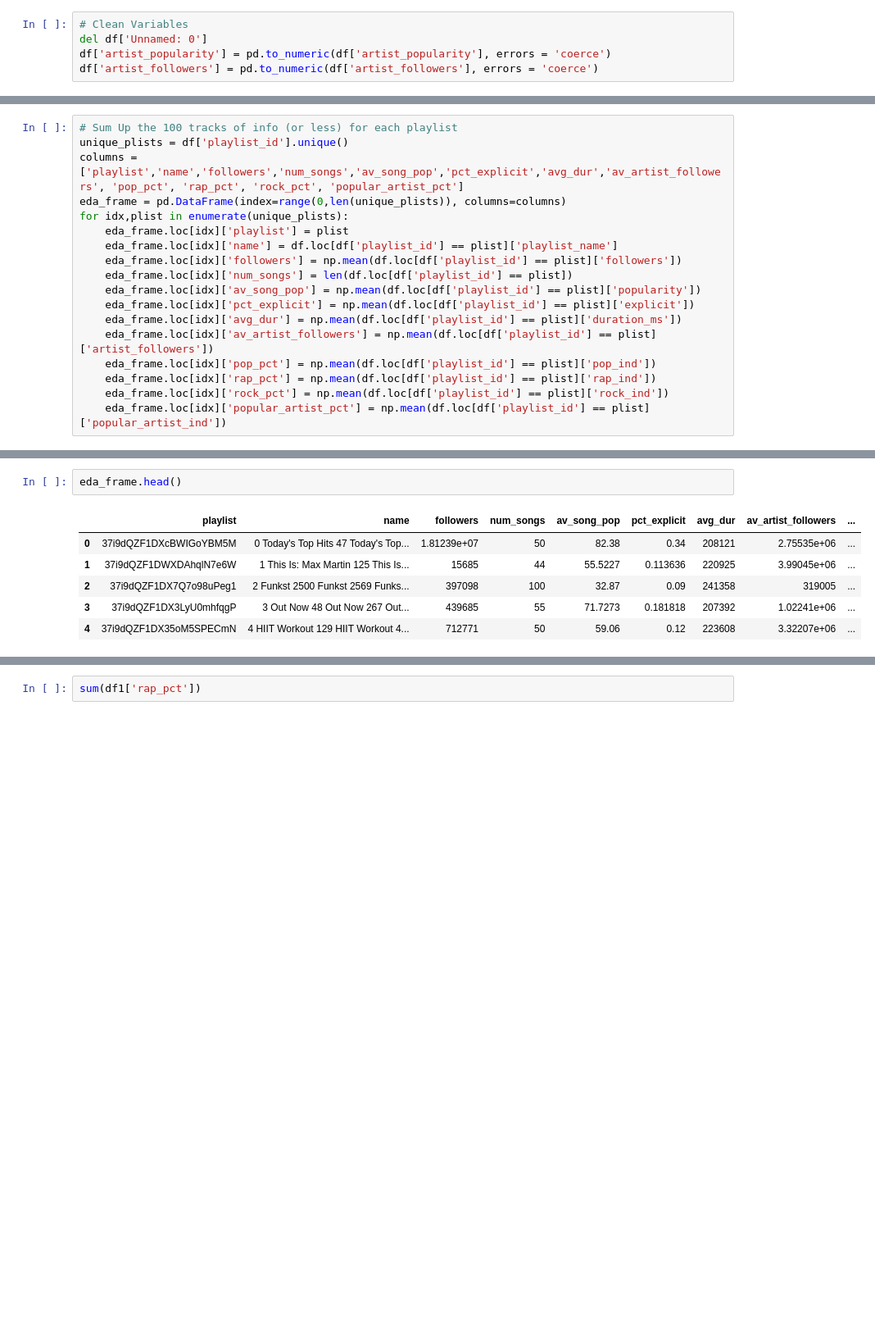
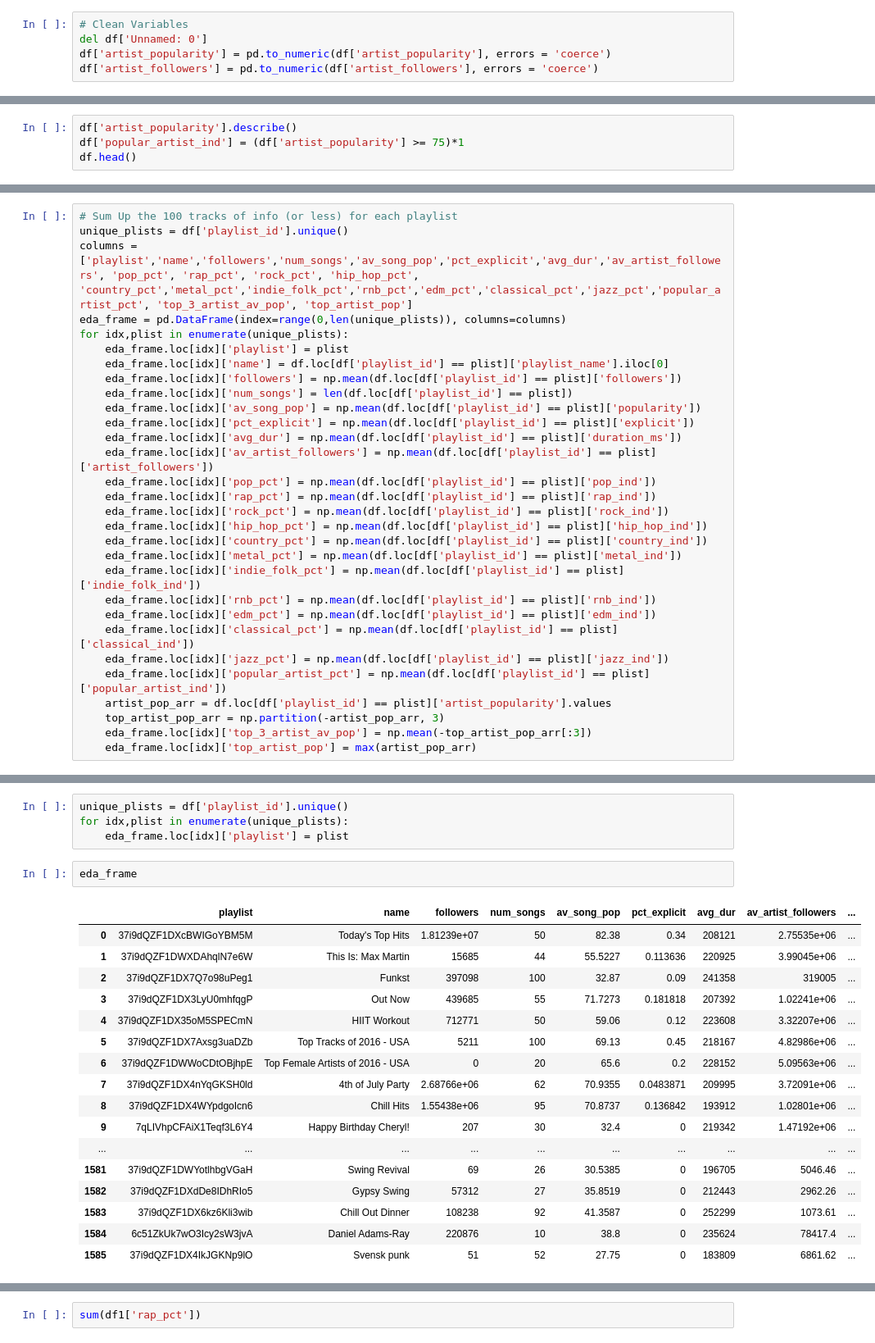
Before and after one commit to td12noon/CS109A_FinalProject, a Jupyter notebook: Group12_EDA_1128_9pm_AK.ipynb, the cells around one changed output, grey strips where cells are left out. Shown at 82% size. Saved outputs shown, nothing was run; the diff lists cells and outputs as text; blank space fills up the shorter version.

```diff
--- a/Group12_EDA_1128_9pm_AK.ipynb
+++ b/Group12_EDA_1128_9pm_AK.ipynb
@@ -71,0 +131,4 @@ df.head()
+# %%
+df['artist_popularity'].describe()
+df['popular_artist_ind'] = (df['artist_popularity'] >= 75)*1
+df.head()
@@ -72,11 +143,11 @@ df.head()
 # %%
 # Sum Up the 100 tracks of info (or less) for each playlist
 unique_plists = df['playlist_id'].unique()
-columns = ['playlist','name','followers','num_songs','av_song_pop','pct_explicit','avg_dur','av_artist_followers', 'pop_pct', 'rap_pct', 'rock_pct', 'popular_artist_pct']
+columns = ['playlist','name','followers','num_songs','av_song_pop','pct_explicit','avg_dur','av_artist_followers', 'pop_pct', 'rap_pct', 'rock_pct', 'hip_hop_pct', 'country_pct','metal_pct','indie_folk_pct','rnb_pct','edm_pct','classical_pct','jazz_pct','popular_artist_pct', 'top_3_artist_av_pop', 'top_artist_pop']
 eda_frame = pd.DataFrame(index=range(0,len(unique_plists)), columns=columns)
 for idx,plist in enumerate(unique_plists):
     eda_frame.loc[idx]['playlist'] = plist
-    eda_frame.loc[idx]['name'] = df.loc[df['playlist_id'] == plist]['playlist_name']
+    eda_frame.loc[idx]['name'] = df.loc[df['playlist_id'] == plist]['playlist_name'].iloc[0]
     eda_frame.loc[idx]['followers'] = np.mean(df.loc[df['playlist_id'] == plist]['followers'])
     eda_frame.loc[idx]['num_songs'] = len(df.loc[df['playlist_id'] == plist])
     eda_frame.loc[idx]['av_song_pop'] = np.mean(df.loc[df['playlist_id'] == plist]['popularity'])
@@ -86,4 +157,16 @@ for idx,plist in enumerate(unique_plists):
     eda_frame.loc[idx]['pop_pct'] = np.mean(df.loc[df['playlist_id'] == plist]['pop_ind'])
     eda_frame.loc[idx]['rap_pct'] = np.mean(df.loc[df['playlist_id'] == plist]['rap_ind'])
     eda_frame.loc[idx]['rock_pct'] = np.mean(df.loc[df['playlist_id'] == plist]['rock_ind'])
+    eda_frame.loc[idx]['hip_hop_pct'] = np.mean(df.loc[df['playlist_id'] == plist]['hip_hop_ind'])
+    eda_frame.loc[idx]['country_pct'] = np.mean(df.loc[df['playlist_id'] == plist]['country_ind'])
+    eda_frame.loc[idx]['metal_pct'] = np.mean(df.loc[df['playlist_id'] == plist]['metal_ind'])
+    eda_frame.loc[idx]['indie_folk_pct'] = np.mean(df.loc[df['playlist_id'] == plist]['indie_folk_ind'])
+    eda_frame.loc[idx]['rnb_pct'] = np.mean(df.loc[df['playlist_id'] == plist]['rnb_ind'])
+    eda_frame.loc[idx]['edm_pct'] = np.mean(df.loc[df['playlist_id'] == plist]['edm_ind'])
+    eda_frame.loc[idx]['classical_pct'] = np.mean(df.loc[df['playlist_id'] == plist]['classical_ind'])
+    eda_frame.loc[idx]['jazz_pct'] = np.mean(df.loc[df['playlist_id'] == plist]['jazz_ind'])
     eda_frame.loc[idx]['popular_artist_pct'] = np.mean(df.loc[df['playlist_id'] == plist]['popular_artist_ind'])
+    artist_pop_arr = df.loc[df['playlist_id'] == plist]['artist_popularity'].values
+    top_artist_pop_arr = np.partition(-artist_pop_arr, 3)
+    eda_frame.loc[idx]['top_3_artist_av_pop'] = np.mean(-top_artist_pop_arr[:3])
+    eda_frame.loc[idx]['top_artist_pop'] = max(artist_pop_arr)
@@ -90,9 +197,24 @@ for idx,plist in enumerate(unique_plists):
+# %%
+unique_plists = df['playlist_id'].unique()
+for idx,plist in enumerate(unique_plists):
+    eda_frame.loc[idx]['playlist'] = plist
 # %%
-eda_frame.head()
+eda_frame
 # %% [output]
 |  | playlist | name | followers | num_songs | av_song_pop | pct_explicit | avg_dur | av_artist_followers | ... |
-| 0 | 37i9dQZF1DXcBWIGoYBM5M | 0 Today's Top Hits 47 Today's Top... | 1.81239e+07 | 50 | 82.38 | 0.34 | 208121 | 2.75535e+06 | ... |
-| 1 | 37i9dQZF1DWXDAhqlN7e6W | 1 This Is: Max Martin 125 This Is... | 15685 | 44 | 55.5227 | 0.113636 | 220925 | 3.99045e+06 | ... |
-| 2 | 37i9dQZF1DX7Q7o98uPeg1 | 2 Funkst 2500 Funkst 2569 Funks... | 397098 | 100 | 32.87 | 0.09 | 241358 | 319005 | ... |
-| 3 | 37i9dQZF1DX3LyU0mhfqgP | 3 Out Now 48 Out Now 267 Out... | 439685 | 55 | 71.7273 | 0.181818 | 207392 | 1.02241e+06 | ... |
-| 4 | 37i9dQZF1DX35oM5SPECmN | 4 HIIT Workout 129 HIIT Workout 4... | 712771 | 50 | 59.06 | 0.12 | 223608 | 3.32207e+06 | ... |
+| 0 | 37i9dQZF1DXcBWIGoYBM5M | Today's Top Hits | 1.81239e+07 | 50 | 82.38 | 0.34 | 208121 | 2.75535e+06 | ... |
+| 1 | 37i9dQZF1DWXDAhqlN7e6W | This Is: Max Martin | 15685 | 44 | 55.5227 | 0.113636 | 220925 | 3.99045e+06 | ... |
+| 2 | 37i9dQZF1DX7Q7o98uPeg1 | Funkst | 397098 | 100 | 32.87 | 0.09 | 241358 | 319005 | ... |
+| 3 | 37i9dQZF1DX3LyU0mhfqgP | Out Now | 439685 | 55 | 71.7273 | 0.181818 | 207392 | 1.02241e+06 | ... |
+| 4 | 37i9dQZF1DX35oM5SPECmN | HIIT Workout | 712771 | 50 | 59.06 | 0.12 | 223608 | 3.32207e+06 | ... |
+| 5 | 37i9dQZF1DX7Axsg3uaDZb | Top Tracks of 2016 - USA | 5211 | 100 | 69.13 | 0.45 | 218167 | 4.82986e+06 | ... |
+| 6 | 37i9dQZF1DWWoCDtOBjhpE | Top Female Artists of 2016 - USA | 0 | 20 | 65.6 | 0.2 | 228152 | 5.09563e+06 | ... |
+| 7 | 37i9dQZF1DX4nYqGKSH0ld | 4th of July Party | 2.68766e+06 | 62 | 70.9355 | 0.0483871 | 209995 | 3.72091e+06 | ... |
+| 8 | 37i9dQZF1DX4WYpdgoIcn6 | Chill Hits | 1.55438e+06 | 95 | 70.8737 | 0.136842 | 193912 | 1.02801e+06 | ... |
+| 9 | 7qLIVhpCFAiX1Teqf3L6Y4 | Happy Birthday Cheryl! | 207 | 30 | 32.4 | 0 | 219342 | 1.47192e+06 | ... |
+| ... | ... | ... | ... | ... | ... | ... | ... | ... | ... |
+| 1581 | 37i9dQZF1DWYotlhbgVGaH | Swing Revival | 69 | 26 | 30.5385 | 0 | 196705 | 5046.46 | ... |
+| 1582 | 37i9dQZF1DXdDe8IDhRIo5 | Gypsy Swing | 57312 | 27 | 35.8519 | 0 | 212443 | 2962.26 | ... |
+| 1583 | 37i9dQZF1DX6kz6Kli3wib | Chill Out Dinner | 108238 | 92 | 41.3587 | 0 | 252299 | 1073.61 | ... |
+| 1584 | 6c51ZkUk7wO3Icy2sW3jvA | Daniel Adams-Ray | 220876 | 10 | 38.8 | 0 | 235624 | 78417.4 | ... |
+| 1585 | 37i9dQZF1DX4IkJGKNp9lO | Svensk punk | 51 | 52 | 27.75 | 0 | 183809 | 6861.62 | ... |
```
Also changed, not shown: parts of 8 cells of this notebook, 1 other file.
